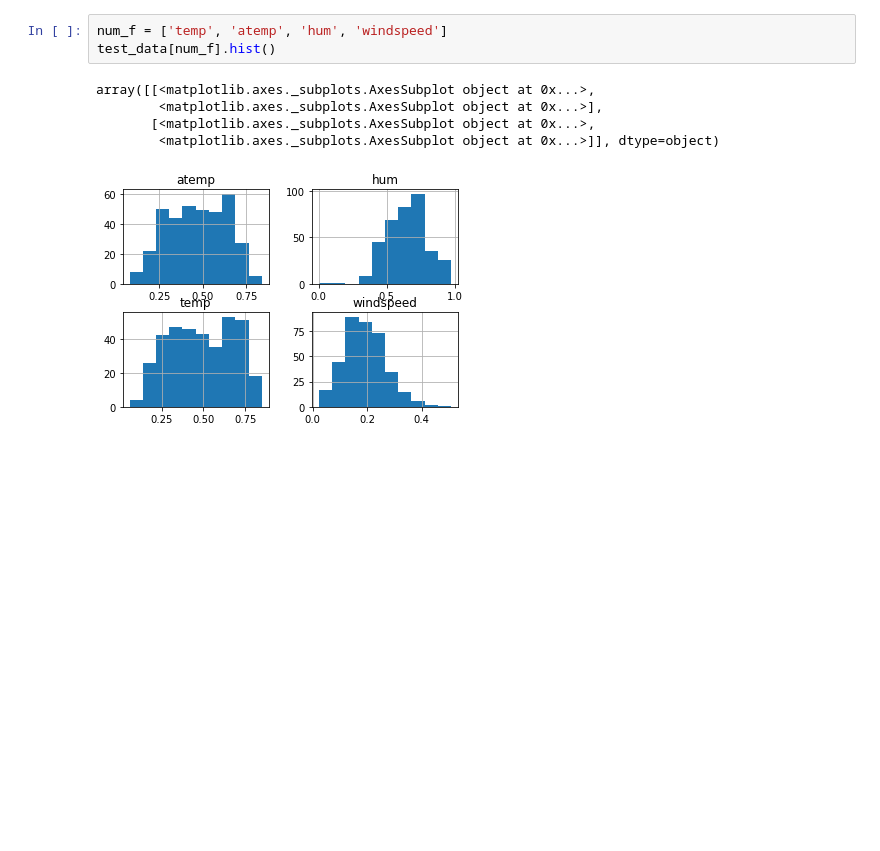
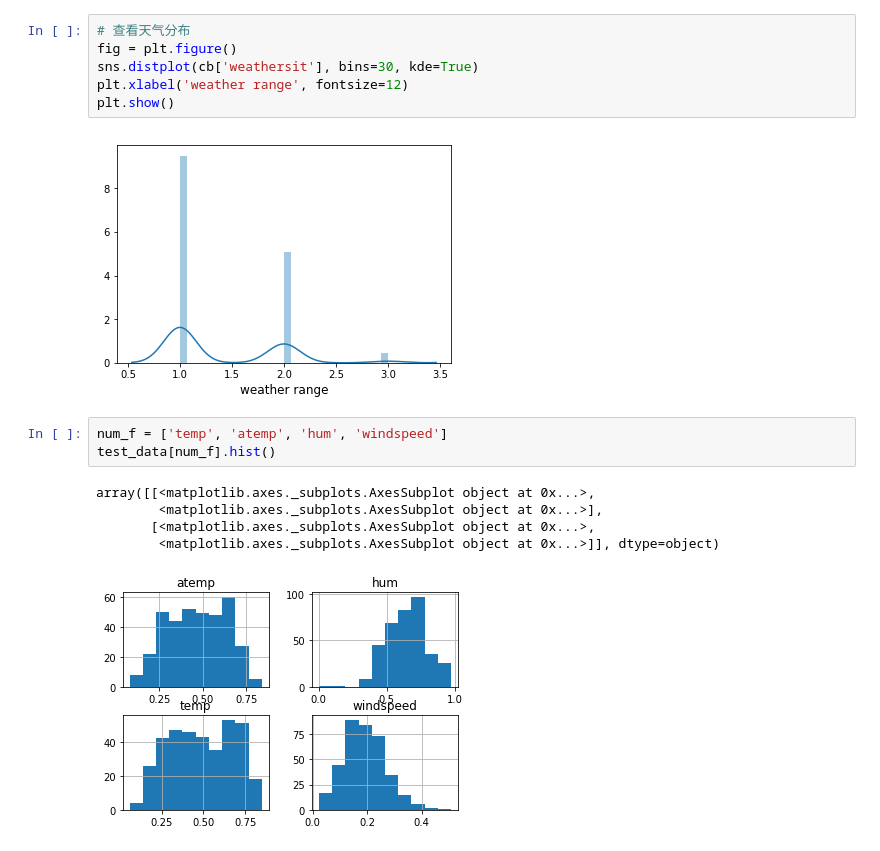
Before and after one commit to WangYuBo/ai_learning, a Jupyter notebook: 06/code/CBdata.ipynb, the cells around one changed output. Cells and saved outputs as stored; diff of their text form; blank space fills up the shorter version.

```diff
--- a/06/code/CBdata.ipynb
+++ b/06/code/CBdata.ipynb
@@ -89,3 +109,11 @@ sns.distplot(test_data['atemp'], kde=True, rug=True)
+# %%
+# 查看天气分布
+fig = plt.figure()
+sns.distplot(cb['weathersit'], bins=30, kde=True)
+plt.xlabel('weather range', fontsize=12)
+plt.show()
+# %% [output]
+[figure, added]
 # %%
 num_f = ['temp', 'atemp', 'hum', 'windspeed']
 test_data[num_f].hist()
```
Also changed, not shown: parts of 24 cells of this notebook, 2 other files.
